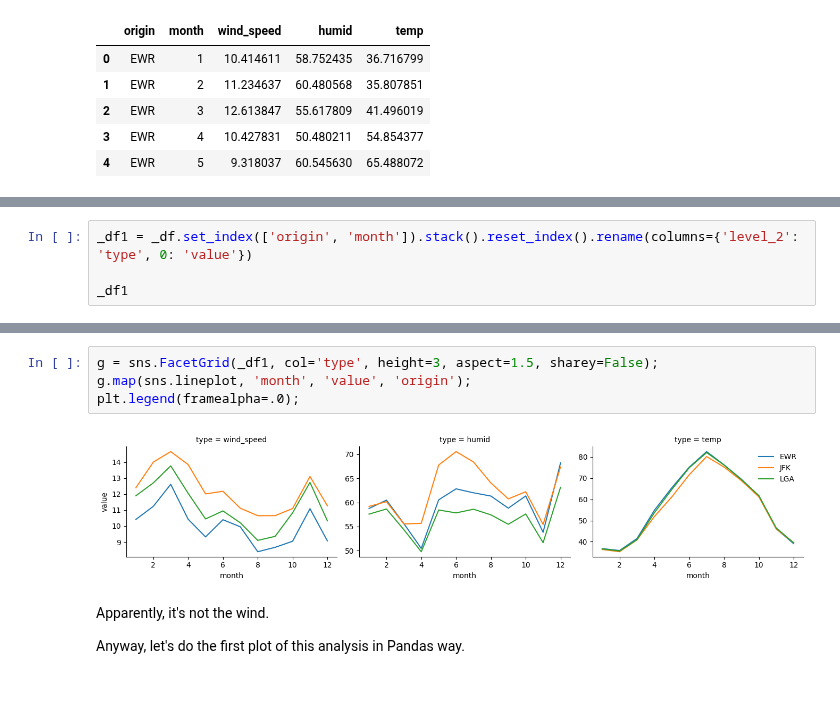
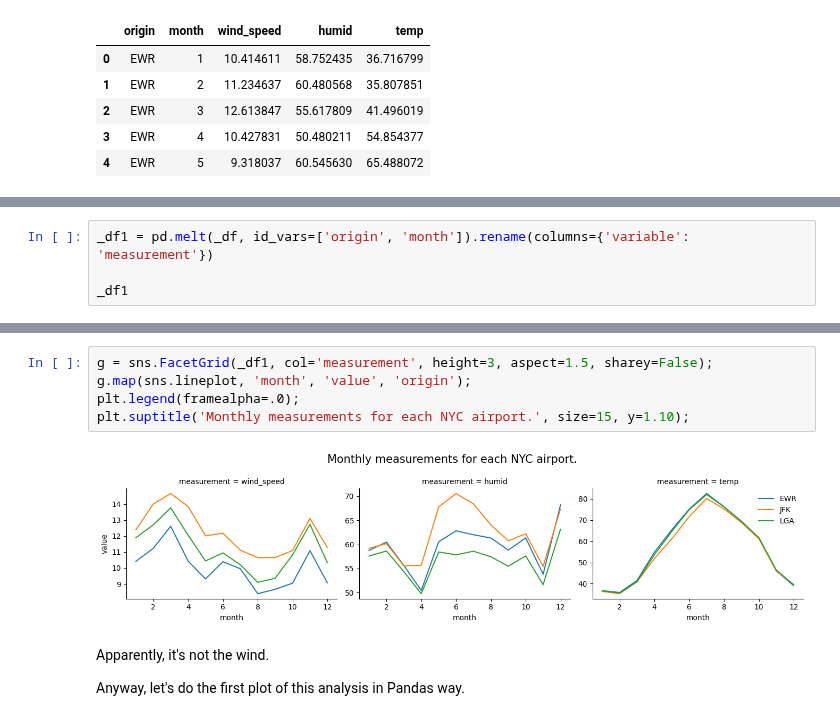
Before and after one commit to datakolektiv/dss03python2023, a Jupyter notebook: session10/dss03_py_session10b.ipynb, the cells around one changed output, grey strips where cells are left out. Drawn from its saved outputs; the diff is of its cells as text; blank space fills up the shorter version.

```diff
--- a/session10/dss03_py_session10b.ipynb
+++ b/session10/dss03_py_session10b.ipynb
@@ -1600,5 +1741,5 @@ _df.head()
 # %%
-_df1 = _df.set_index(['origin', 'month']).stack().reset_index().rename(columns={'level_2': 'type', 0: 'value'})
+_df1 = pd.melt(_df, id_vars=['origin', 'month']).rename(columns={'variable': 'measurement'})
 
 _df1
 # %% [output]
@@ -1618,9 +1773,10 @@ _df1
 # %%
-g = sns.FacetGrid(_df1, col='type', height=3, aspect=1.5, sharey=False);
+g = sns.FacetGrid(_df1, col='measurement', height=3, aspect=1.5, sharey=False);
 g.map(sns.lineplot, 'month', 'value', 'origin');
 plt.legend(framealpha=.0);
+plt.suptitle('Monthly measurements for each NYC airport.', size=15, y=1.10);
 # %% [output]
-[figure, old version]
+[figure, new version]
 # %% [markdown]
 Apparently, it's not the wind.
 
```
Also changed, not shown: parts of 90 cells of this notebook, 1 other file.
